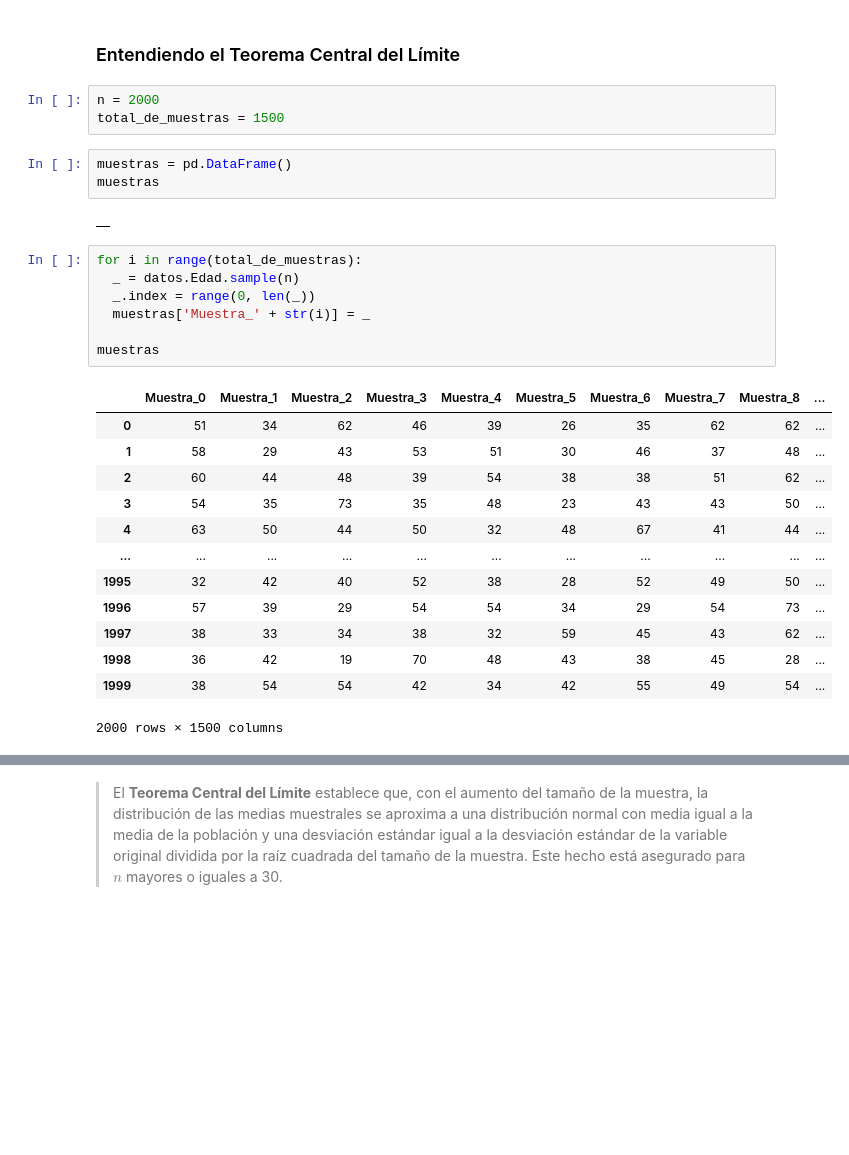
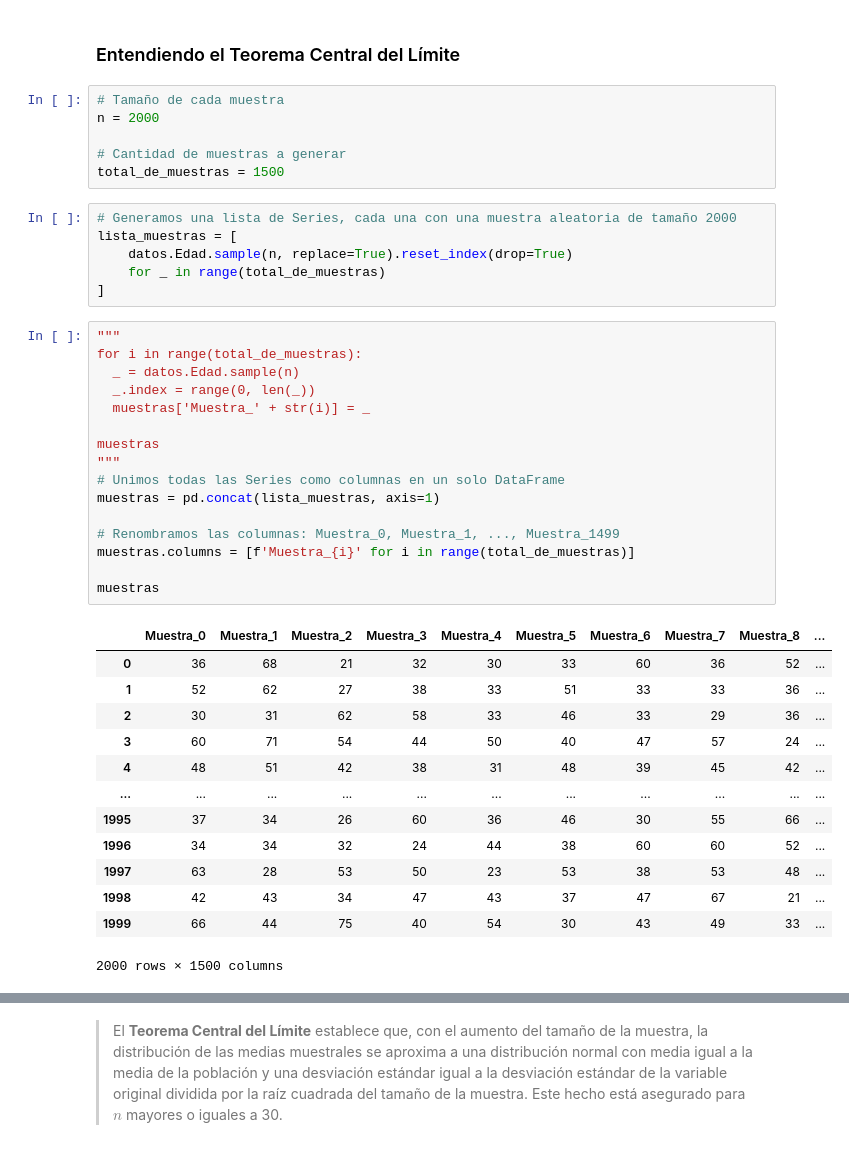
Before and after one commit to dyaccu/Estadistica-con-Python-Probabilidad-y-muestreo, a Jupyter notebook: Curso_de_Estadística_Parte_2.ipynb, the cells around one changed output, grey strips where cells are left out. Drawn from its saved outputs; the diff is of its cells as text; blank space fills up the shorter version.

```diff
--- a/Curso_de_Estadística_Parte_2.ipynb
+++ b/Curso_de_Estadística_Parte_2.ipynb
@@ -791,34 +796,47 @@ Es la forma de hacer suposiciones generalizadas sobre los parámetros de una pob
 La desviación estándar de las medias muestrales se conoce como **error estándar de la media**
 # %% [markdown]
 ### Entendiendo el Teorema Central del Límite
-# %%
-n = 2000
-total_de_muestras = 1500
-# %%
-muestras = pd.DataFrame()
-muestras
-# %% [output]
-|  |
+# %%
+# Tamaño de cada muestra
+n = 2000
+
+# Cantidad de muestras a generar
+total_de_muestras = 1500
+# %%
+# Generamos una lista de Series, cada una con una muestra aleatoria de tamaño 2000
+lista_muestras = [
+    datos.Edad.sample(n, replace=True).reset_index(drop=True)
+    for _ in range(total_de_muestras)
+]
 # %%
+"""
 for i in range(total_de_muestras):
   _ = datos.Edad.sample(n)
   _.index = range(0, len(_))
   muestras['Muestra_' + str(i)] = _
 
 muestras
+"""
+# Unimos todas las Series como columnas en un solo DataFrame
+muestras = pd.concat(lista_muestras, axis=1)
+
+# Renombramos las columnas: Muestra_0, Muestra_1, ..., Muestra_1499
+muestras.columns = [f'Muestra_{i}' for i in range(total_de_muestras)]
+
+muestras
 # %% [output]
 |  | Muestra_0 | Muestra_1 | Muestra_2 | Muestra_3 | Muestra_4 | Muestra_5 | Muestra_6 | Muestra_7 | Muestra_8 | ... |
-| 0 | 51 | 34 | 62 | 46 | 39 | 26 | 35 | 62 | 62 | ... |
-| 1 | 58 | 29 | 43 | 53 | 51 | 30 | 46 | 37 | 48 | ... |
-| 2 | 60 | 44 | 48 | 39 | 54 | 38 | 38 | 51 | 62 | ... |
-| 3 | 54 | 35 | 73 | 35 | 48 | 23 | 43 | 43 | 50 | ... |
-| 4 | 63 | 50 | 44 | 50 | 32 | 48 | 67 | 41 | 44 | ... |
+| 0 | 36 | 68 | 21 | 32 | 30 | 33 | 60 | 36 | 52 | ... |
+| 1 | 52 | 62 | 27 | 38 | 33 | 51 | 33 | 33 | 36 | ... |
+| 2 | 30 | 31 | 62 | 58 | 33 | 46 | 33 | 29 | 36 | ... |
+| 3 | 60 | 71 | 54 | 44 | 50 | 40 | 47 | 57 | 24 | ... |
+| 4 | 48 | 51 | 42 | 38 | 31 | 48 | 39 | 45 | 42 | ... |
 | ... | ... | ... | ... | ... | ... | ... | ... | ... | ... | ... |
-| 1995 | 32 | 42 | 40 | 52 | 38 | 28 | 52 | 49 | 50 | ... |
-| 1996 | 57 | 39 | 29 | 54 | 54 | 34 | 29 | 54 | 73 | ... |
-| 1997 | 38 | 33 | 34 | 38 | 32 | 59 | 45 | 43 | 62 | ... |
-| 1998 | 36 | 42 | 19 | 70 | 48 | 43 | 38 | 45 | 28 | ... |
-| 1999 | 38 | 54 | 54 | 42 | 34 | 42 | 55 | 49 | 54 | ... |
+| 1995 | 37 | 34 | 26 | 60 | 36 | 46 | 30 | 55 | 66 | ... |
+| 1996 | 34 | 34 | 32 | 24 | 44 | 38 | 60 | 60 | 52 | ... |
+| 1997 | 63 | 28 | 53 | 50 | 23 | 53 | 38 | 53 | 48 | ... |
+| 1998 | 42 | 43 | 34 | 47 | 43 | 37 | 47 | 67 | 21 | ... |
+| 1999 | 66 | 44 | 75 | 40 | 54 | 30 | 43 | 49 | 33 | ... |
 2000 rows × 1500 columns
 # %%
 muestras.mean()
```
Also changed, not shown: parts of 45 cells of this notebook.
